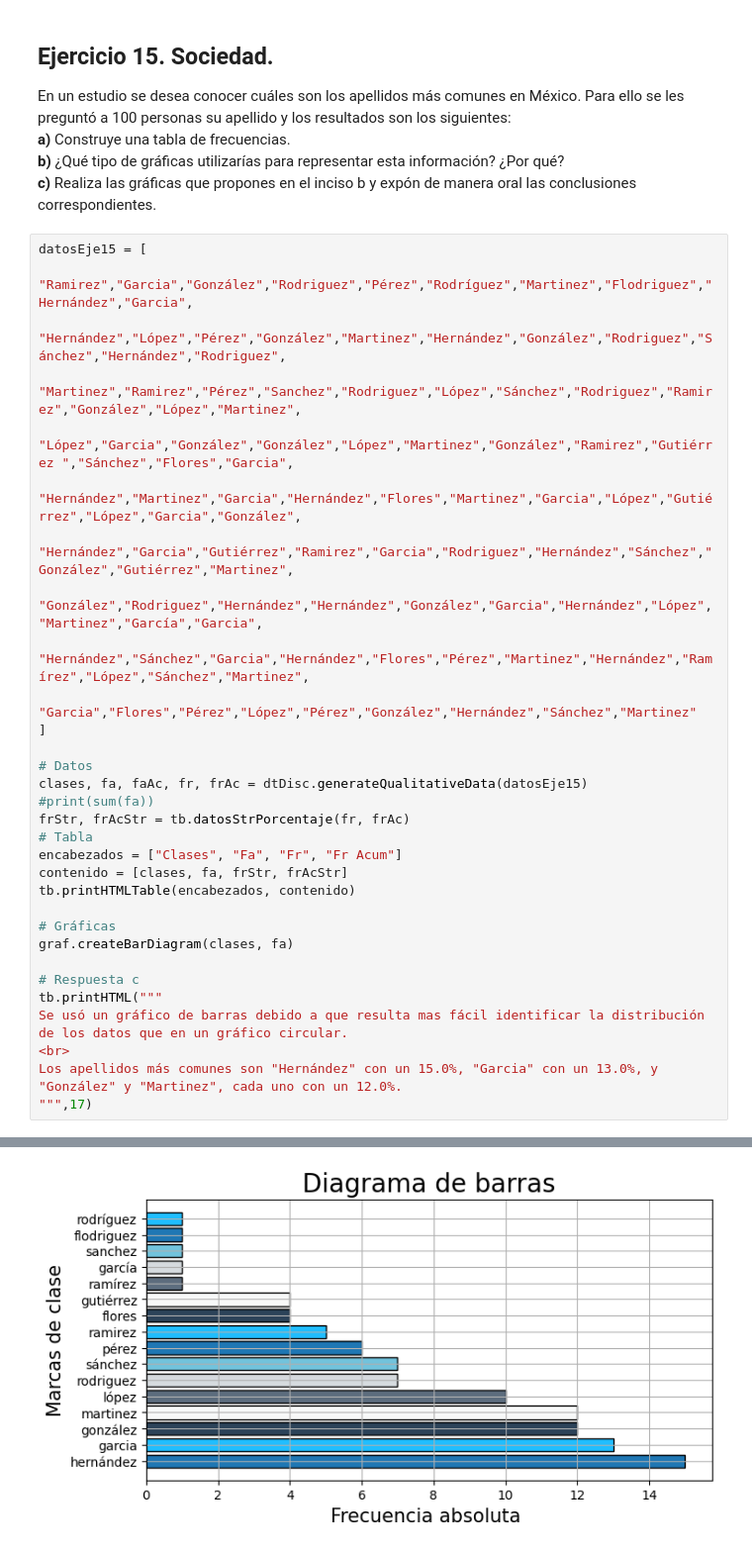
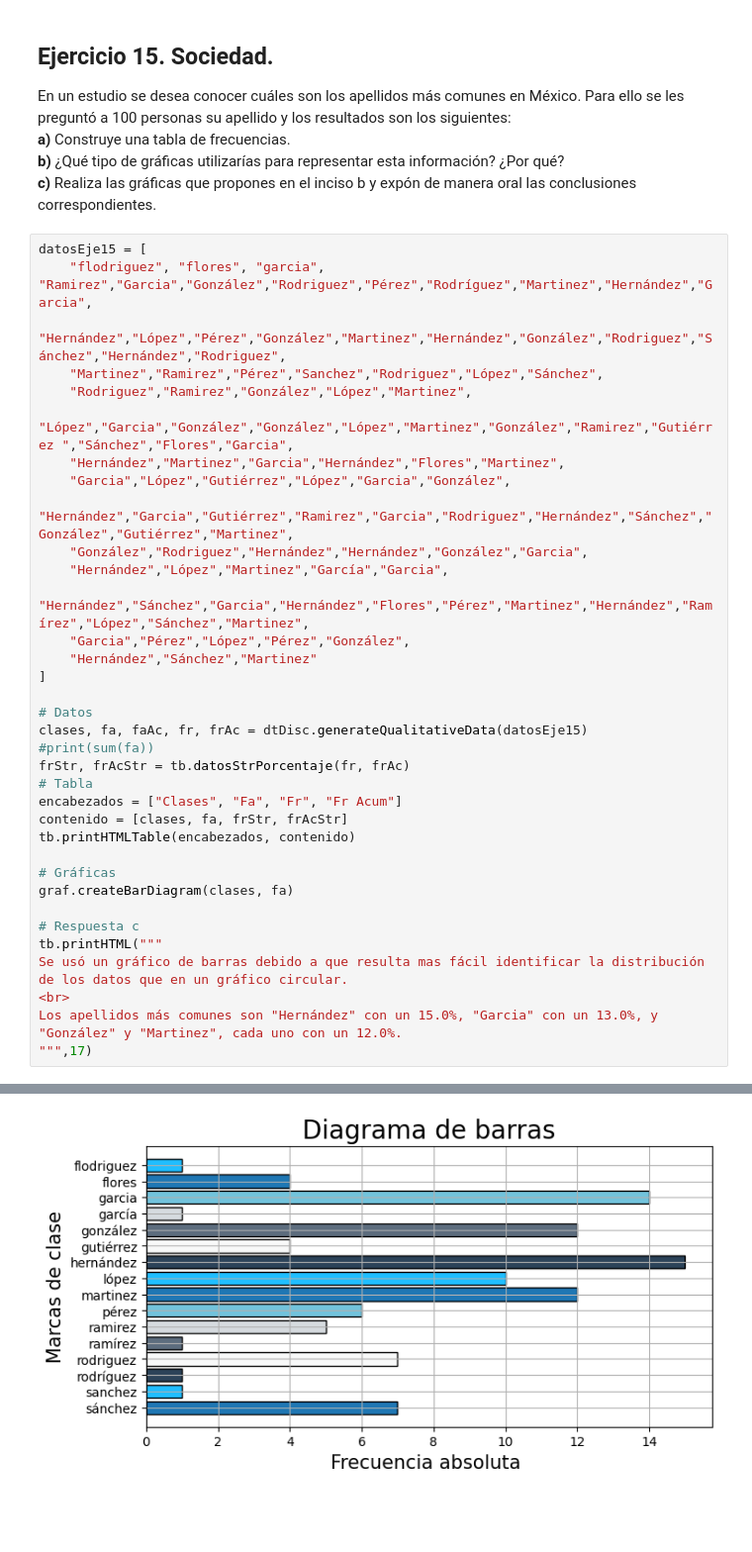
Before and after one commit to imac01labtics/ESSHVerano2024T1, a Jupyter notebook: Examen.ipynb, the cells around one changed output, grey strips where cells are left out. Shown: that part at 99% size. Drawn from its saved outputs; the diff is of its cells as text; blank space fills up the shorter version.

```diff
--- a/Examen.ipynb
+++ b/Examen.ipynb
@@ -122,15 +122,19 @@ En un estudio se desea conocer cuáles son los apellidos más comunes en México
 **c)** Realiza las gráficas que propones en el inciso b y expón de manera oral las conclusiones correspondientes.
 # %%
 datosEje15 = [
-    "Ramirez","Garcia","González","Rodriguez","Pérez","Rodríguez","Martinez","Flodriguez","Hernández","Garcia",
+    "flodriguez", "flores", "garcia", "Ramirez","Garcia","González","Rodriguez","Pérez","Rodríguez","Martinez","Hernández","Garcia",
     "Hernández","López","Pérez","González","Martinez","Hernández","González","Rodriguez","Sánchez","Hernández","Rodriguez",
-    "Martinez","Ramirez","Pérez","Sanchez","Rodriguez","López","Sánchez","Rodriguez","Ramirez","González","López","Martinez",
+    "Martinez","Ramirez","Pérez","Sanchez","Rodriguez","López","Sánchez",
+    "Rodriguez","Ramirez","González","López","Martinez",
     "López","Garcia","González","González","López","Martinez","González","Ramirez","Gutiérrez ","Sánchez","Flores","Garcia",
-    "Hernández","Martinez","Garcia","Hernández","Flores","Martinez","Garcia","López","Gutiérrez","López","Garcia","González",
+    "Hernández","Martinez","Garcia","Hernández","Flores","Martinez",
+    "Garcia","López","Gutiérrez","López","Garcia","González",
     "Hernández","Garcia","Gutiérrez","Ramirez","Garcia","Rodriguez","Hernández","Sánchez","González","Gutiérrez","Martinez",
-    "González","Rodriguez","Hernández","Hernández","González","Garcia","Hernández","López","Martinez","García","Garcia",
+    "González","Rodriguez","Hernández","Hernández","González","Garcia",
+    "Hernández","López","Martinez","García","Garcia",
     "Hernández","Sánchez","Garcia","Hernández","Flores","Pérez","Martinez","Hernández","Ramírez","López","Sánchez","Martinez",
-    "Garcia","Flores","Pérez","López","Pérez","González","Hernández","Sánchez","Martinez"
+    "Garcia","Pérez","López","Pérez","González",
+    "Hernández","Sánchez","Martinez"
 ]
 
 # Datos
@@ -172 +176 @@ Los apellidos más comunes son "Hernández" con un 15.0%, "Garcia" con un 13.0%,
-[figure, old version]
+[figure, new version]
```
Also changed, not shown: parts of 2 cells of this notebook, 1 other file.
